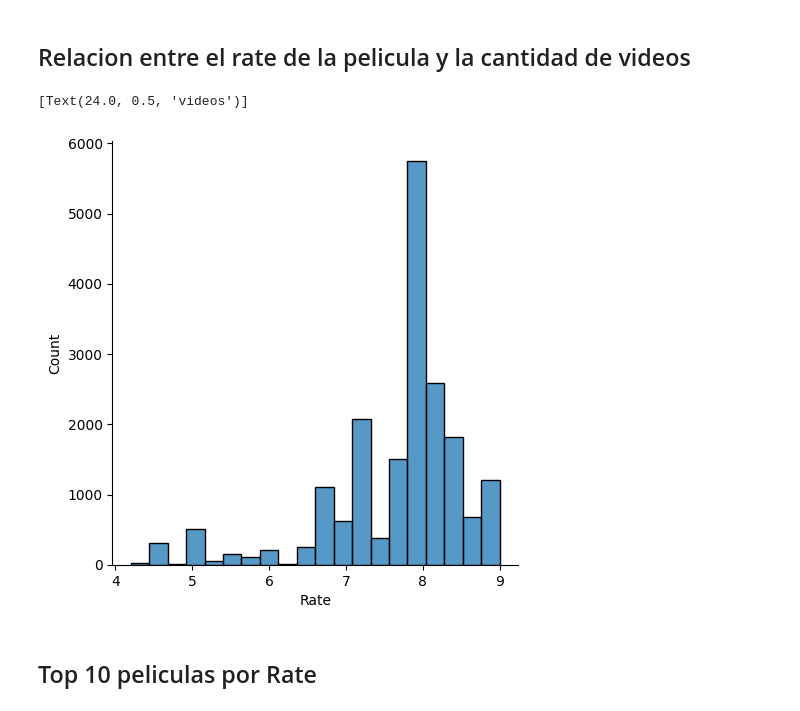
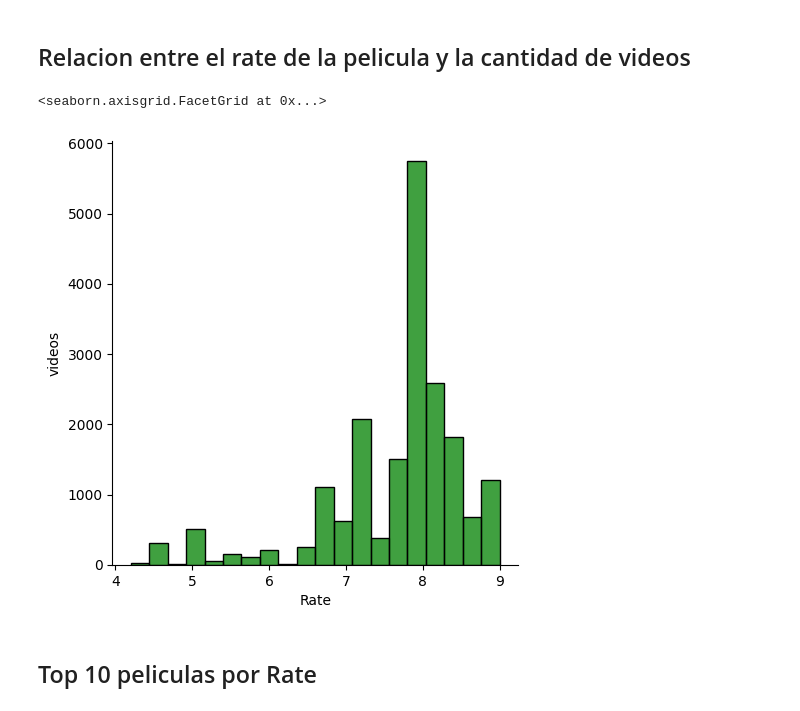
Before and after one commit to obaaaaaaa/EDA_piracy-_analisis, a Jupyter notebook: src/EDA_obada_alzayat.ipynb, the cells around one changed output. Drawn from its saved outputs; the diff is of its cells as text; code cells hidden in the pictures.

```diff
--- a/src/EDA_obada_alzayat.ipynb
+++ b/src/EDA_obada_alzayat.ipynb
@@ -146,10 +141,11 @@ plot
 # %% [markdown]
 ## Relacion entre el rate de la pelicula y la cantidad de videos
 # %%
-sns.displot(df3, x='Rate', bins=20)
+y = sns.displot(df3, x='Rate', bins=20, color='green')
+y.set(ylabel='videos')
 # %% [output]
-[Text(24.0, 0.5, 'videos')]
+<seaborn.axisgrid.FacetGrid at 0x...>
-[figure, old version]
+[figure, new version]
 # %% [markdown]
 ## Top 10 peliculas por Rate
 # %%
```
Also changed, not shown: parts of 2 cells of this notebook, 1 other file.
